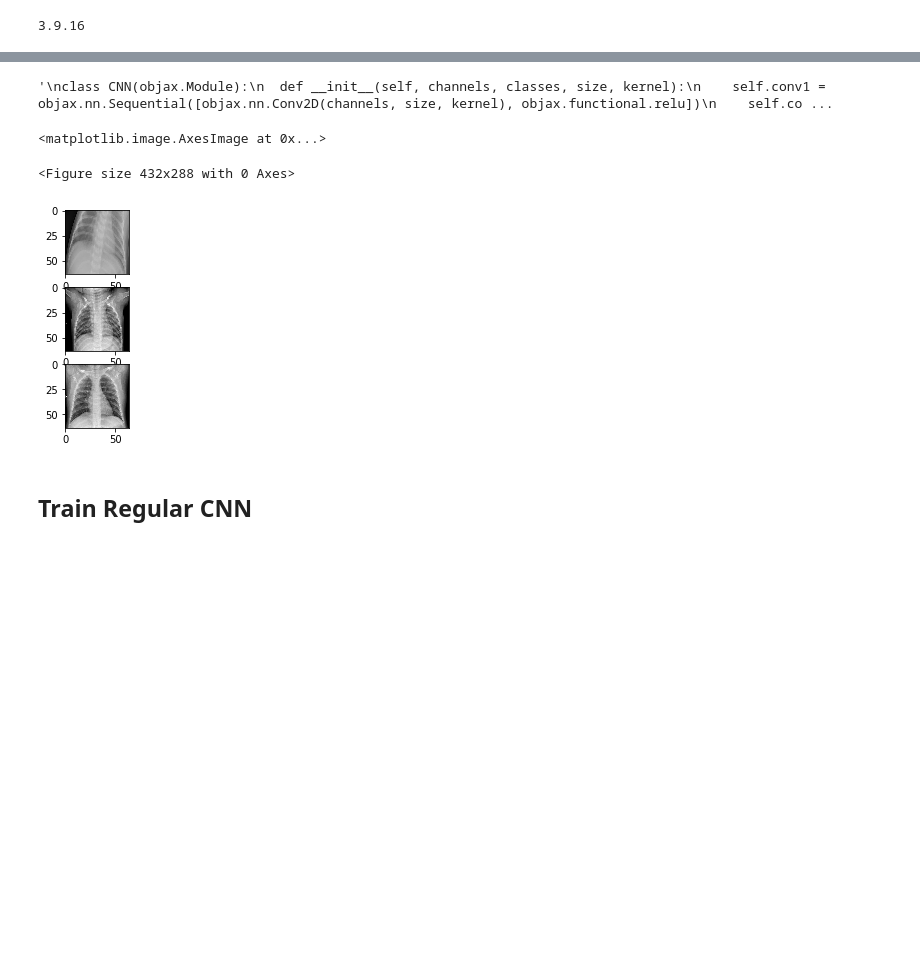
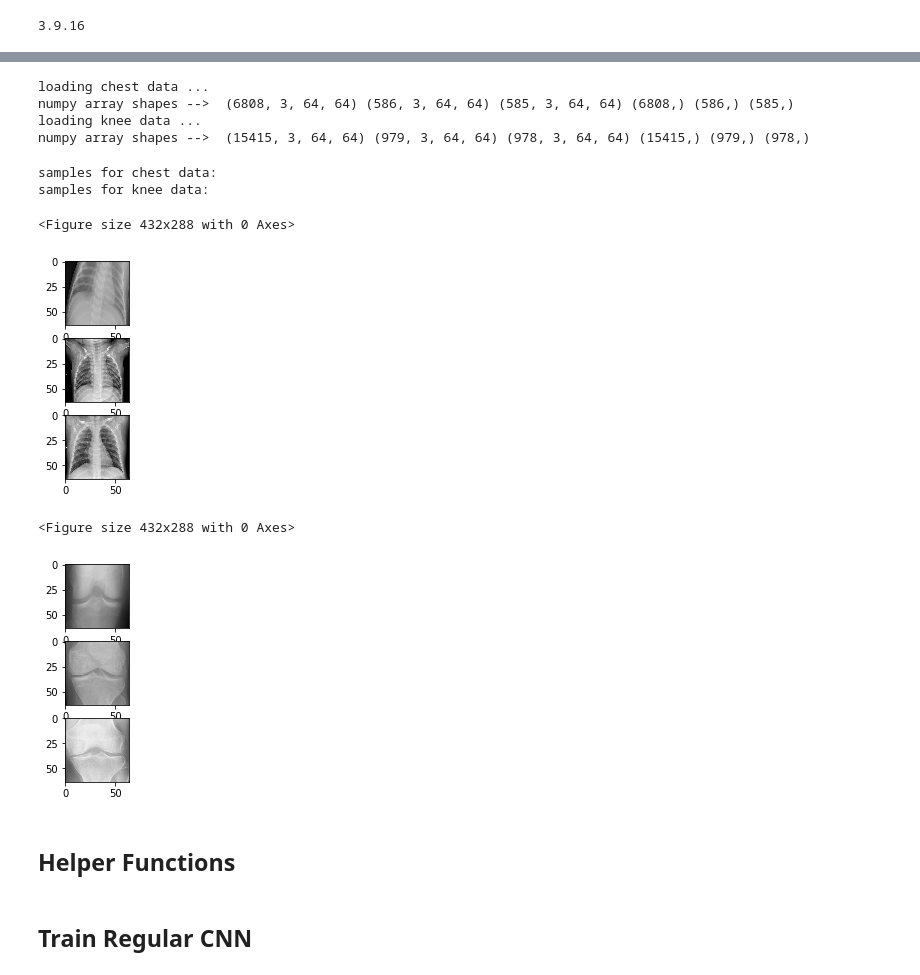
Before and after one commit to NicoleStrel/Deep-Learning-with-Differential-Privacy, a Jupyter notebook: DP-SGD/Base_Model_DP_SGD.ipynb, the cells around one changed output, grey strips where cells are left out. Cells and saved outputs as stored; diff of their text form; code cells hidden in the pictures; blank space fills up the shorter version.

Commit message:
compile helper functions into singular python file, add base model metrics, and updated base model python notebook. Also rename the federated learning folder

```diff
--- a/DP-SGD/Base_Model_DP_SGD.ipynb
+++ b/DP-SGD/Base_Model_DP_SGD.ipynb
@@ -82,12 +69,29 @@ y_test = y_test.flatten()
+# %%
+# load datasets
+
+#variables that determine if the dataset should be run
+chest_data = True
+knee_data  = True
+
+if chest_data:
+  print("loading chest data ...")
+  x_train_c, x_valid_c, x_test_c, y_train_c, y_valid_c, y_test_c = load_from_pickle_files('chest')
+if knee_data:
+  print("loading knee data ...")
+  x_train_k, x_valid_k, x_test_k, y_train_k, y_valid_k, y_test_k = load_from_pickle_files('knee')
+# %% [output]
+loading chest data ...
+numpy array shapes -->  (6808, 3, 64, 64) (586, 3, 64, 64) (585, 3, 64, 64) (6808,) (586,) (585,)
+loading knee data ...
+numpy array shapes -->  (15415, 3, 64, 64) (979, 3, 64, 64) (978, 3, 64, 64) (15415,) (979,) (978,)
 # %%
 # define cnn
 class CNN(objax.Module):
   def __init__(self, channels, classes, size, kernel=3):
     self.conv1 = objax.nn.Sequential([objax.nn.Conv2D(channels, size, kernel), objax.functional.relu])
     self.conv2 = objax.nn.Sequential([objax.nn.Conv2D(size, 32, kernel), objax.functional.relu])
-    self.fc1 = objax.nn.Sequential([objax.nn.Linear(8192, 128), objax.functional.relu])
-    #self.fc2 = objax.nn.Sequential([objax.nn.Linear(128, classes), objax.functional.sigmoid])
-    self.fc2 = objax.nn.Linear(128, classes)
+    self.fc1 = objax.nn.Sequential([objax.nn.Linear(8192, 64*classes), objax.functional.relu]) #128
+    self.fc2 = objax.nn.Linear(64*classes, classes)
 
   def __call__(self, x):
     x = objax.functional.max_pool_2d(self.conv1(x), 2, 2)
@@ -96,40 +100,30 @@ class CNN(objax.Module):
     x = self.fc1(x)
     x = self.fc2(x)
     return x
-
-
-
-'''
-class CNN(objax.Module):
-  def __init__(self, channels, classes, size, kernel):
-    self.conv1 = objax.nn.Sequential([objax.nn.Conv2D(channels, size, kernel), objax.functional.relu])
-    self.conv2 = objax.nn.Sequential([objax.nn.Conv2D(size, 512, kernel), objax.functional.relu])
-    self.fc1 = objax.nn.Sequential([objax.nn.Linear(512, 70), objax.functional.relu])
-    self.fc2 = objax.nn.Sequential([objax.nn.Linear(70, 8), objax.functional.relu])
-    self.fc3 = objax.nn.Linear(8, classes)
-
-  def __call__(self, x):
-    x = objax.functional.max_pool_2d(self.conv1(x), 2, 2)
-    x = self.conv2(x)
-    x = x.mean((2,3)) #global average pooling
-    x = self.fc1(x)
-    x = self.fc2(x)
-    x = self.fc3(x)
-    return x
-'''
-# %% [output]
-'\nclass CNN(objax.Module):\n  def __init__(self, channels, classes, size, kernel):\n    self.conv1 = objax.nn.Sequential([objax.nn.Conv2D(channels, size, kernel), objax.functional.relu])\n    self.co ...
 # %%
 # show preview of dataset images
-plt.figure()
-f, axarr = plt.subplots(3,1)
-axarr[0].imshow(x_train[0].transpose(1,2,0))
-axarr[1].imshow(x_valid[0].transpose(1,2,0))
-axarr[2].imshow(x_test[0].transpose(1,2,0))
+def show_3_samples(x_train, x_valid, x_test):
+  plt.figure()
+  f, axarr = plt.subplots(3,1)
+  axarr[0].imshow(x_train[0].transpose(1,2,0))
+  axarr[1].imshow(x_valid[0].transpose(1,2,0))
+  axarr[2].imshow(x_test[0].transpose(1,2,0))
+
+if chest_data:
+  print("samples for chest data:")
+  show_3_samples(x_train_c, x_valid_c, x_test_c)
+if knee_data:
+  print("samples for knee data:")
+  show_3_samples(x_train_k, x_valid_k, x_test_k)
 # %% [output]
-<matplotlib.image.AxesImage at 0x...>
+samples for chest data:
+samples for knee data:
 <Figure size 432x288 with 0 Axes>
 [figure]
+<Figure size 432x288 with 0 Axes>
+[figure, added]
+# %% [markdown]
+## Helper Functions
 # %%
 #training loop helper function
 def train_per_batch(x, y, lr, batch, train_op, predict):
```
Also changed, not shown: parts of 29 cells of this notebook, 11 other files.
